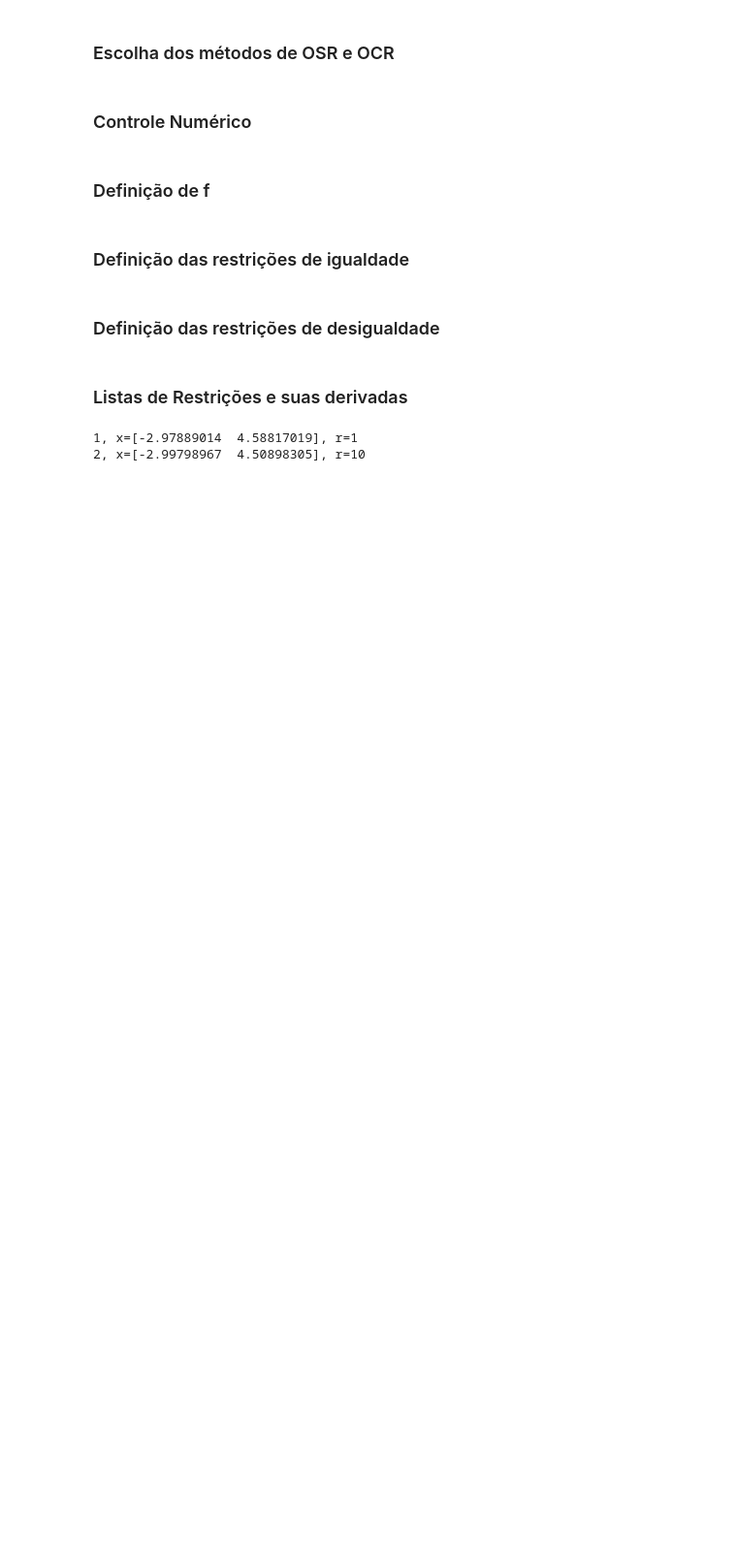
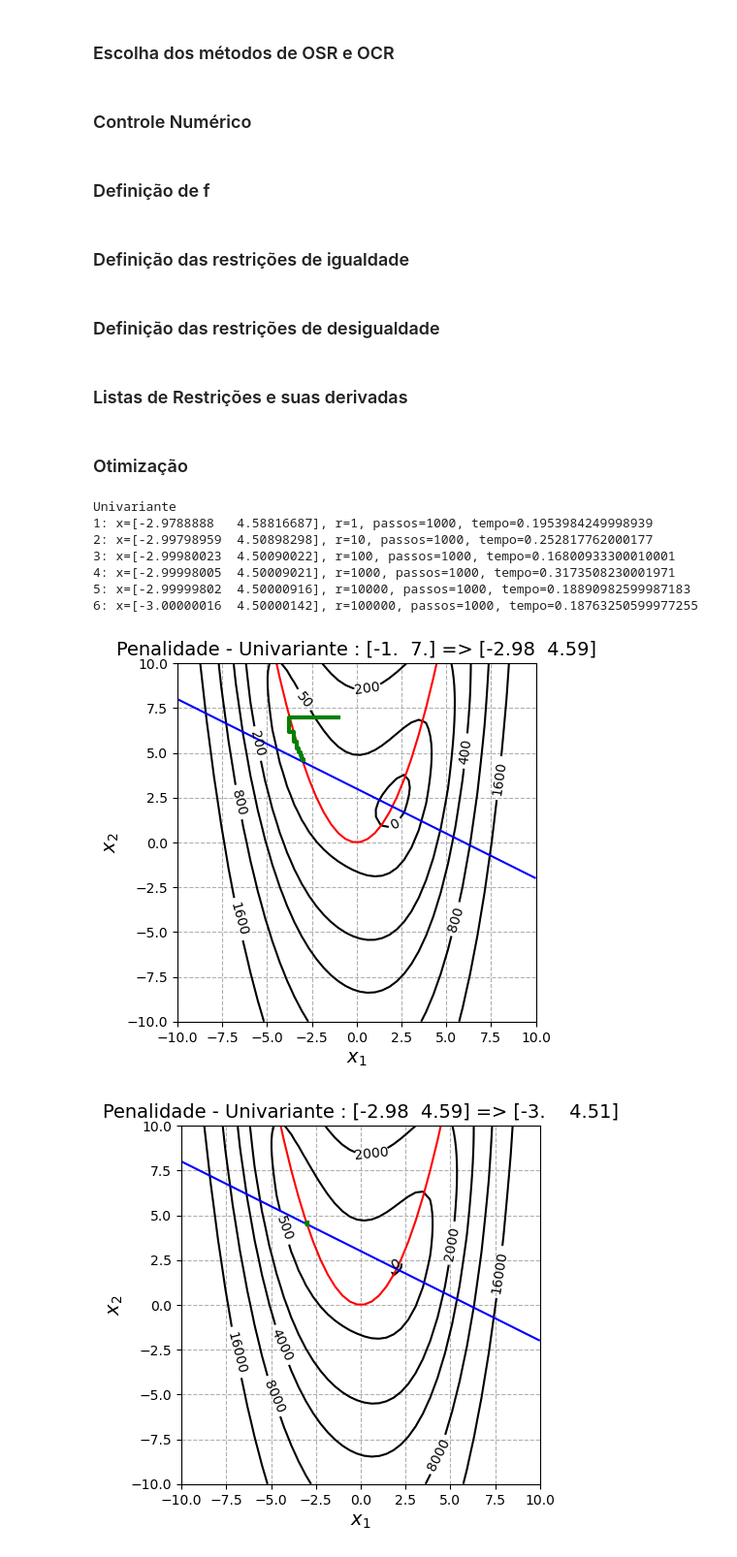
Before and after one commit to gustgs/OtimizacaoMEC2403, a Jupyter notebook: Trabalho2/trabalho2_L03_Q3.ipynb, the cells around one changed output. Shown at 97% size. Cells and saved outputs as stored; diff of their text form; code cells hidden in the pictures; blank space fills up the shorter version.

```diff
--- a/Trabalho2/trabalho2_L03_Q3.ipynb
+++ b/Trabalho2/trabalho2_L03_Q3.ipynb
@@ -17,3 +20,12 @@ x = np.array([-1., 7.])
+# %%
+# x1range = np.linspace(-(x[0]+1), x[0] + 1)
+# x2range = np.linspace(-(x[1]+1), x[1] + 1)
+
+x1range = np.linspace(-10, 10)
+x2range = np.linspace(-10, 10)
+
+levellist = [ 0, 50, 200, 400, 800, 1600]
+#levellist = 6
 # %% [markdown]
 ### Escolha dos métodos de OSR e OCR
 # %%
@@ -30,20 +42,33 @@ metodo_ocr = 1
 # 5 - Fletcher-Reeves
 # 6 - BFGS
 metodo_osr = 1
+
+if (metodo_osr == 1):
+        n_met = 'Univariante'
+elif (metodo_osr == 2):
+    n_met = 'Powell'
+elif (metodo_osr == 3):
+    n_met = 'Steepest Descent'
+elif (metodo_osr == 4):
+    n_met = 'Newton-Raphson'
+elif (metodo_osr == 5):
+    n_met = 'Fletcher-Reeves'
+elif (metodo_osr == 6):
+    n_met = 'BFGS'
 # %% [markdown]
 ### Controle Numérico
 # %%
 # numero maximo de iteracoes na OSR
-maxiter = 200
+maxiter = 1000
 
 # tolerancia para convergencia do gradiente na OSR
-tol_conv = 1E-5
+tol_conv = 1E-6
 
 # tolerancia para a busca unidirecional na OSR
-tol_search = 1E-8
+tol_search = 1E-6
 
 # delta alpha do passo constante na OSR
-line_step = 1E-3
+line_step = 1E-2
 
 #epsilon da maquina
 eps = 1E-8
@@ -59,7 +84,7 @@ elif metodo_ocr == 2:
     beta = 0.1
 
 #tolerancia OCR
-tol = 1E-2
+tol = 1E-6
 
 ctrl_num_osr = [maxiter, tol_conv, tol_search, line_step, eps]
 # %% [markdown]
@@ -121,36 +146,52 @@ if metodo_ocr == 1:
             cl_mont.append(0)
 
 params = [f, grad_f, hess_f, hk_list, grad_hk_list, hess_hk_list, cl_list, grad_cl_list, hess_cl_list, cl_mont]
+# %% [markdown]
+### Otimização
 # %%
 
 if metodo_ocr == 1:
     parc = (1/2)*r*ocr.p_penal(x, params)
 elif metodo_ocr == 2:
     parc = r*ocr.b_bar(x, params)
 
 listP_OCR = []
 listP_OCR.append(x)
 
+listFigs = []
+
 passos_OCR = 0
+print(n_met)
 while(parc > tol):
     passos_OCR = passos_OCR + 1
     if passos_OCR > 1:
         r = beta*r
+        for i in np.arange(len(levellist)):
+            levellist[i] = r*levellist[i]
         if metodo_ocr == 1:
             cl_mont = []
             for cl in cl_list:
                 if cl(x) > 0:
                     cl_mont.append(1)
                 else:
                     cl_mont.append(0)
-    listP_OSR, passos_OSR, flag_conv_OSR, tempoExec_OSR = osr.osr_ctrl(x, params, r, ctrl_num_osr, metodo_ocr, metodo_osr)
+    listP_OSR, passos_OSR, flag_conv_OSR, tempoExec_OSR, fig = osr.osr_ctrl(x, params, r, ctrl_num_osr, metodo_ocr, metodo_osr, x1range, x2range, levellist)
     x = listP_OSR[-1]
     listP_OCR.append(x)
+    listFigs.append(fig)
     if metodo_ocr == 1:
         parc = (1/2)*r*ocr.p_penal(x, params)
     elif metodo_ocr == 2:
         parc = r*ocr.b_bar(x, params)
-    print(f'{passos_OCR}, x={x}, r={r}')
+    print(f'{passos_OCR}: x={x}, r={r}, passos={passos_OSR}, tempo={tempoExec_OSR}')
+    #plt.close()
 # %% [output]
-1, x=[-2.97889014  4.58817019], r=1
-2, x=[-2.99798967  4.50898305], r=10
+Univariante
+1: x=[-2.9788888   4.58816687], r=1, passos=1000, tempo=0.1953984249998939
+2: x=[-2.99798959  4.50898298], r=10, passos=1000, tempo=0.252817762000177
+3: x=[-2.99980023  4.50090022], r=100, passos=1000, tempo=0.16800933300010001
+4: x=[-2.99998005  4.50009021], r=1000, passos=1000, tempo=0.3173508230001971
+5: x=[-2.99999802  4.50000916], r=10000, passos=1000, tempo=0.18890982599987183
+6: x=[-3.00000016  4.50000142], r=100000, passos=1000, tempo=0.18763250599977255
+[figure, added]
+[figure, added]
```
Also changed, not shown: parts of 6 cells of this notebook, 6 other files.
